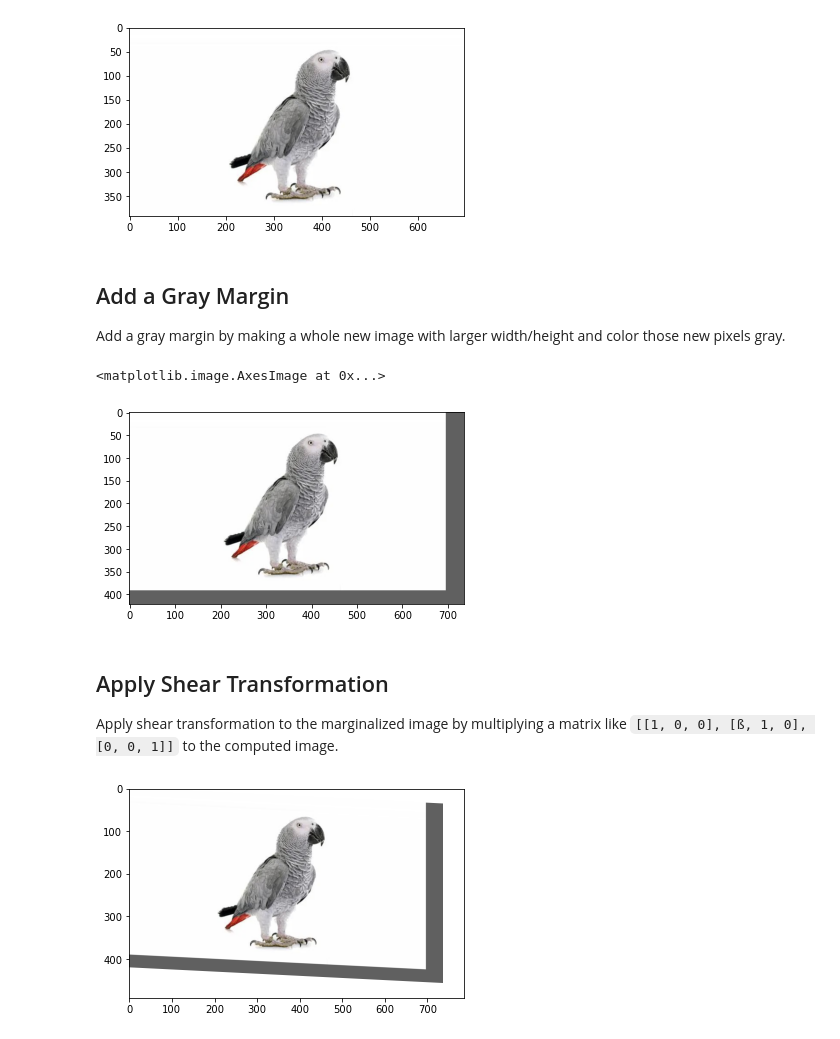
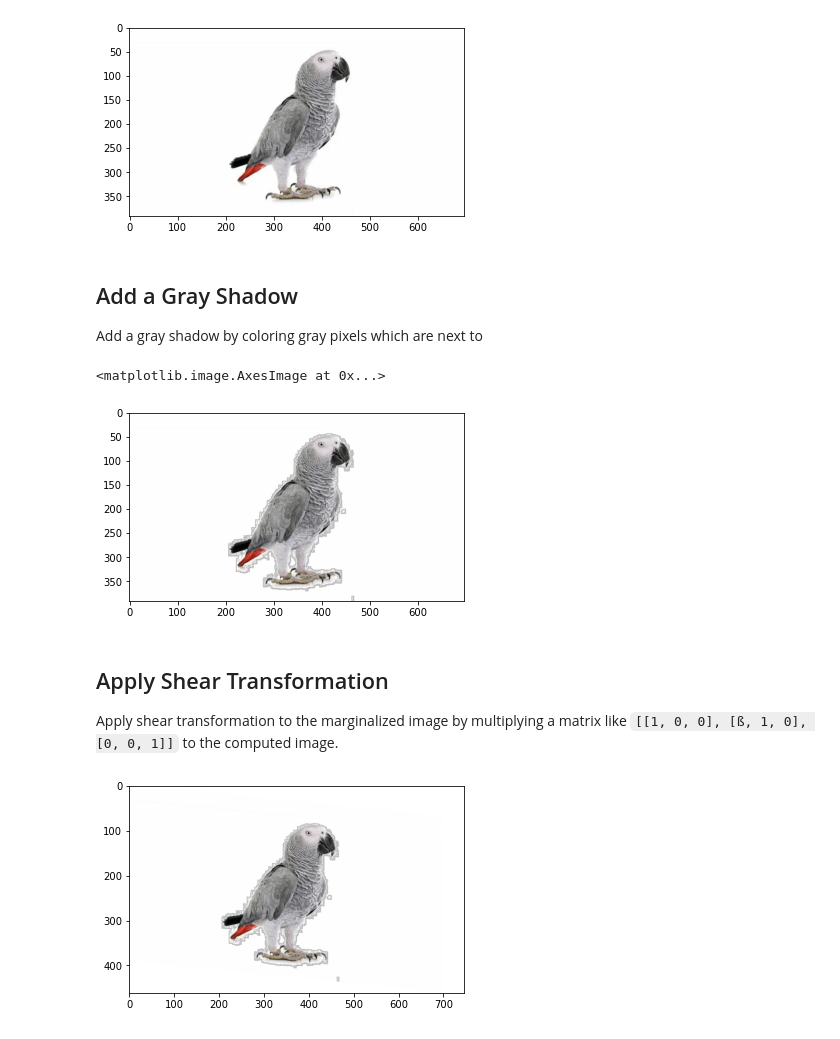
Before and after one commit to Adibov/ALA-HW, a Jupyter notebook: HW-03/HW-03-02.ipynb, the cells around one changed output. Cells and saved outputs as stored; diff of their text form; code cells hidden in the pictures.

```diff
--- a/HW-03/HW-03-02.ipynb
+++ b/HW-03/HW-03-02.ipynb
@@ -17,27 +17,46 @@ plt.imshow(img)
 <matplotlib.image.AxesImage at 0x...>
 [figure]
 # %% [markdown]
-## Add a Gray Margin
-Add a gray margin by making a whole new image with larger width/height and color those new pixels gray.
+## Add a Gray Shadow
+Add a gray shadow by coloring gray pixels which are next to
 # %%
-EXTENDED_PIXEL_WIDTH = 30
-EXTENDED_PIXEL_HEIGHT = 40
-MARGIN_RGB_COLOR = [96, 96, 96]
+SHADOW_PIXEL_WIDTH = 3
+SHADOW_RGB_COLOR = [189, 189, 189]
+WHITE_COLOR_CUTOFF = 250
 
-marginalized_img = np.zeros((img.shape[0] + EXTENDED_PIXEL_WIDTH, img.shape[1] + EXTENDED_PIXEL_HEIGHT, 3), dtype=int)
-marginalized_img[:, :] = np.array(MARGIN_RGB_COLOR)
-marginalized_img[:img.shape[0], :img.shape[1]] = img
-plt.imshow(marginalized_img)
+def is_pixel_white(pixel):
+    return pixel.shape == (3,) and min(pixel[0], pixel[1], pixel[2]) > WHITE_COLOR_CUTOFF
+
+def is_valid_pixel(row, col, img):
+    return 0 <= min(row, col) and row < img.shape[0] and col < img.shape[1]
+
+def is_near_image(row, col, img):
+    for i in range(row - SHADOW_PIXEL_WIDTH, row + SHADOW_PIXEL_WIDTH):
+        for j in range(col - SHADOW_PIXEL_WIDTH, col + SHADOW_PIXEL_WIDTH):
+            if is_valid_pixel(i, j, img) and not is_pixel_white(img[i, j]):
+                return True
+    return False
+
+def add_shadow(img):
+    shadowed_img = img.copy()
+    for i in range(shadowed_img.shape[0]):
+        for j in range(shadowed_img.shape[1]):
+            if is_pixel_white(img[i, j]) and is_near_image(i, j, img):
+                shadowed_img[i, j] = SHADOW_RGB_COLOR
+    return shadowed_img
+
+shadowed_img = add_shadow(img)
+plt.imshow(shadowed_img)
 # %% [output]
 <matplotlib.image.AxesImage at 0x...>
-[figure, old version]
+[figure, new version]
 # %% [markdown]
 ## Apply Shear Transformation
 Apply shear transformation to the marginalized image by multiplying a matrix like `[[1, 0, 0], [ß, 1, 0], [0, 0, 1]]` to the computed image.
 # %%
 import matplotlib.transforms as mtransforms
 
-SHEAR_COEFFICIENT = 0.05
+SHEAR_COEFFICIENT = 0.1
 transformation_matrix = mtransforms.Affine2D.from_values(1, SHEAR_COEFFICIENT, 0, 1, 0, 0)
 
 def shear_image(ax, image):
@@ -51,7 +70,7 @@ def shear_image(ax, image):
 
 
 fix, (img_ax) = plt.subplots(1, 1)
-shear_image(img_ax, marginalized_img)
+shear_image(img_ax, shadowed_img)
 plt.show()
 # %% [output]
-[figure, old version]
+[figure, new version]
```
Also changed, not shown: 1 other file.
